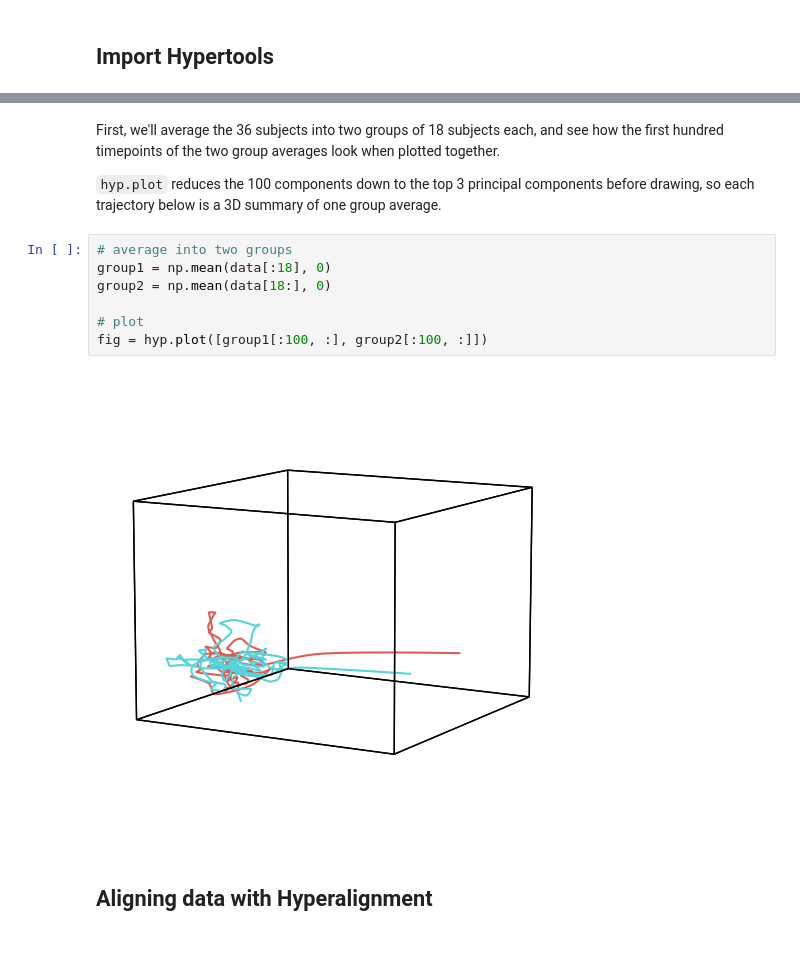
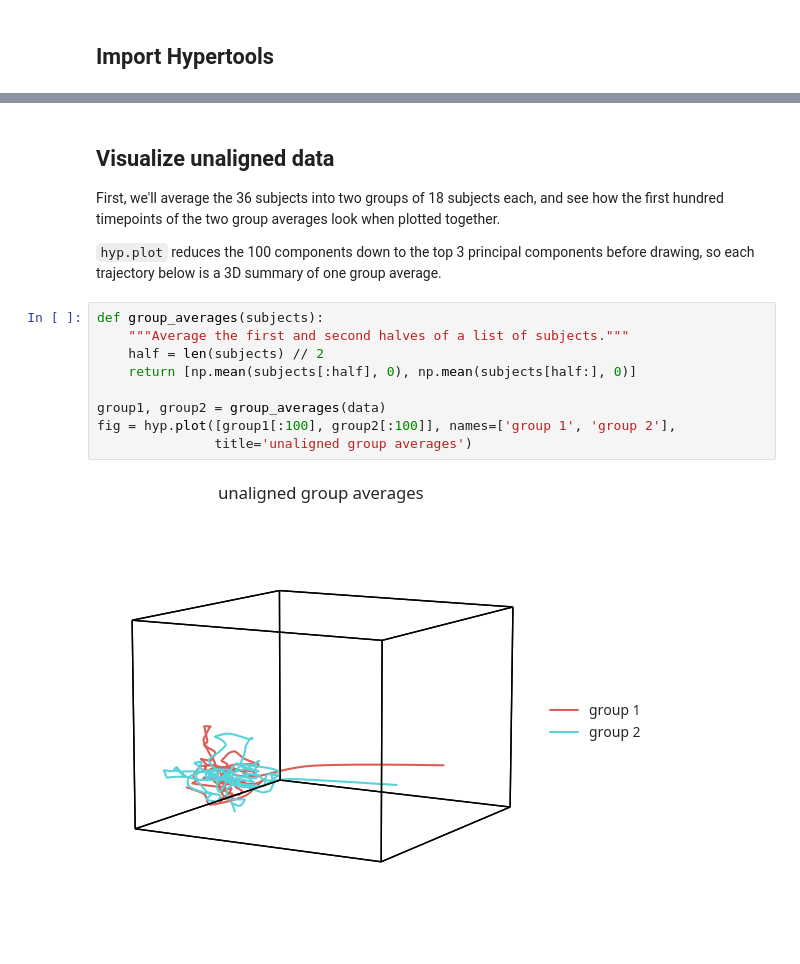
Before and after one commit to ContextLab/hypertools, a Jupyter notebook: docs/tutorials/align.ipynb, the cells around one changed output, grey strips where cells are left out. Saved outputs shown, nothing was run; the diff lists cells and outputs as text.

```diff
--- a/docs/tutorials/align.ipynb
+++ b/docs/tutorials/align.ipynb
@@ -31,16 +52,18 @@ data = hyp.load('weights')
 # %% [markdown]
+## Visualize unaligned data
+
 First, we'll average the 36 subjects into two groups of 18 subjects each, and see how the first hundred timepoints of the two group averages look when plotted together.
 
 `hyp.plot` reduces the 100 components down to the top 3 principal components before drawing, so each trajectory below is a 3D summary of one group average.
-# %%
-# average into two groups
-group1 = np.mean(data[:18], 0)
-group2 = np.mean(data[18:], 0)
-
-# plot
-fig = hyp.plot([group1[:100, :], group2[:100, :]])
-# %% [output]
-[figure, removed]
-# %% [markdown]
-## Aligning data with Hyperalignment
+# %%
+def group_averages(subjects):
+    """Average the first and second halves of a list of subjects."""
+    half = len(subjects) // 2
+    return [np.mean(subjects[:half], 0), np.mean(subjects[half:], 0)]
+
+group1, group2 = group_averages(data)
+fig = hyp.plot([group1[:100], group2[:100]], names=['group 1', 'group 2'],
+               title='unaligned group averages')
+# %% [output]
+[figure, added]
 # %% [markdown]
```
Also changed, not shown: parts of 27 cells of this notebook, 1 other file.
